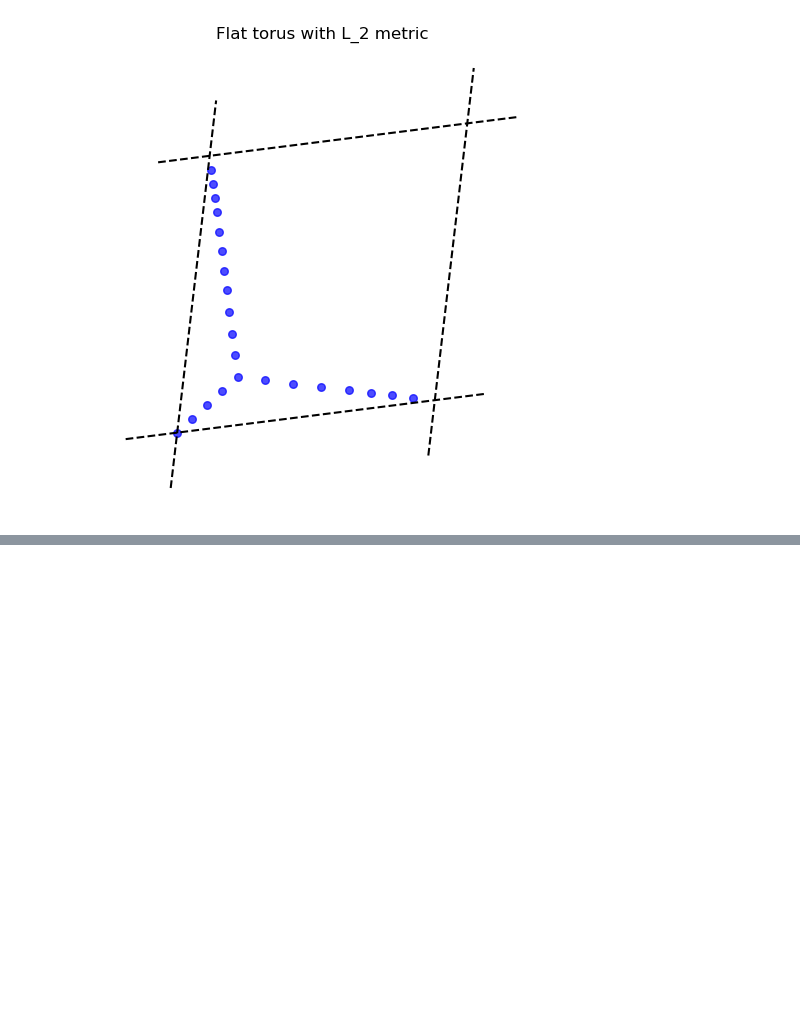
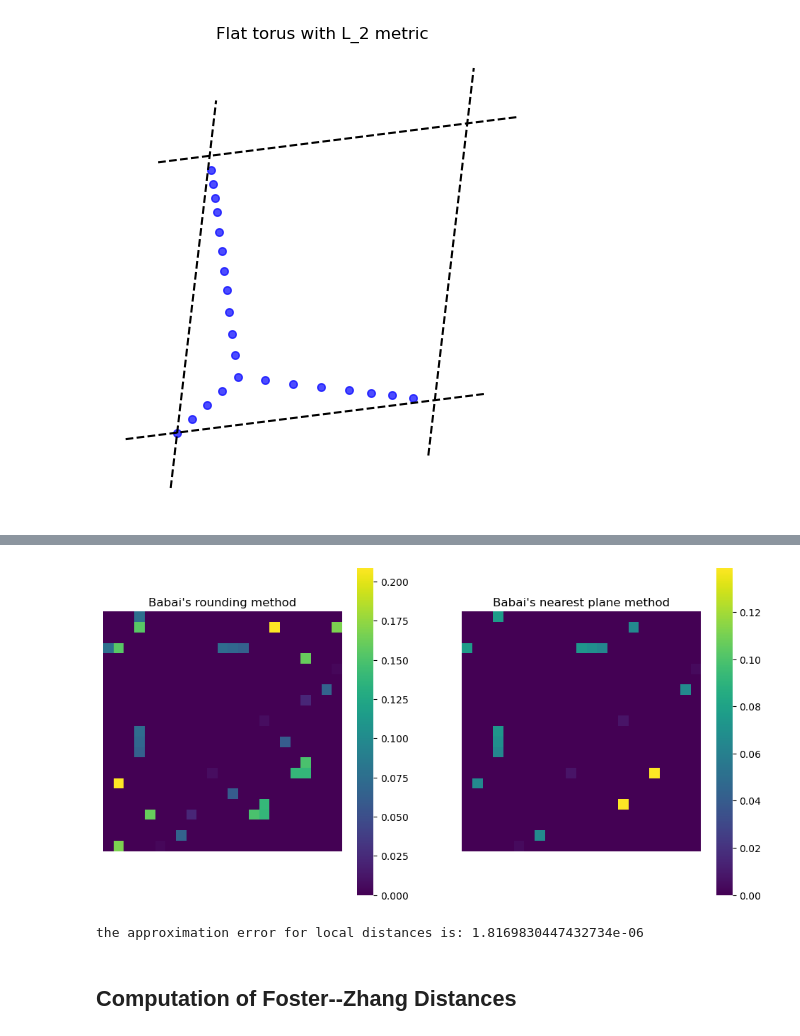
Before and after one commit to YueqiCao/Tropical-Abel-Jacobi, a Jupyter notebook: notebooks/tropical distances.ipynb, the cells around one changed output, grey strips where cells are left out. Drawn from its saved outputs; the diff is of its cells as text; code cells hidden in the pictures; blank space fills up the shorter version.

Commit message:
add babai methods

```diff
--- a/notebooks/tropical distances.ipynb
+++ b/notebooks/tropical distances.ipynb
@@ -135,2 +136,44 @@ plt.show()
 # %%
-# babai's algorithms to compute the closest point in the lattice
+# Babai's algorithms to compute the closest point in the lattice
+
+# Babai's rounding algorithm
+dist_round = babai_rounding(V_L2, Q_sqrt_LLL)
+
+# Babai's nearest plane algorithm
+dist_nearest = babai_nearest_plane_original(V_L2, Q_sqrt_LLL)
+
+
+# visualize the approximation errors
+import seaborn as sns
+
+error_round = np.abs(dist_exact - dist_round)
+error_nearest = np.abs(dist_exact - dist_nearest)
+
+
+fig, ax = plt.subplots(1, 2, figsize=(12,6))
+
+sns.heatmap(error_round, ax=ax[0], cmap='viridis', fmt='.2f')
+ax[0].set_aspect('equal')
+ax[0].axis("off")
+ax[0].set_title("Babai's rounding method")
+
+sns.heatmap(error_nearest, ax=ax[1], cmap='viridis', fmt='.2f')
+ax[1].set_aspect('equal')
+ax[1].axis("off")
+ax[1].set_title("Babai's nearest plane method")
+
+plt.show()
+# %% [output]
+[figure, added]
+# %%
+# thresholding for the approximate distance matrix
+threshold = 0.2
+local_dist_mat = truncate_mat(dist_nearest, threshold)
+
+error = np.abs(dist_exact - local_dist_mat)
+error[np.isinf(error)] = 0
+print("the approximation error for local distances is:", np.sqrt(np.sum(error**2)))
+# %% [output]
+the approximation error for local distances is: 1.8169830447432734e-06
+# %% [markdown]
+## Computation of Foster--Zhang Distances
```
Also changed, not shown: parts of 5 cells of this notebook, 1 other file.
